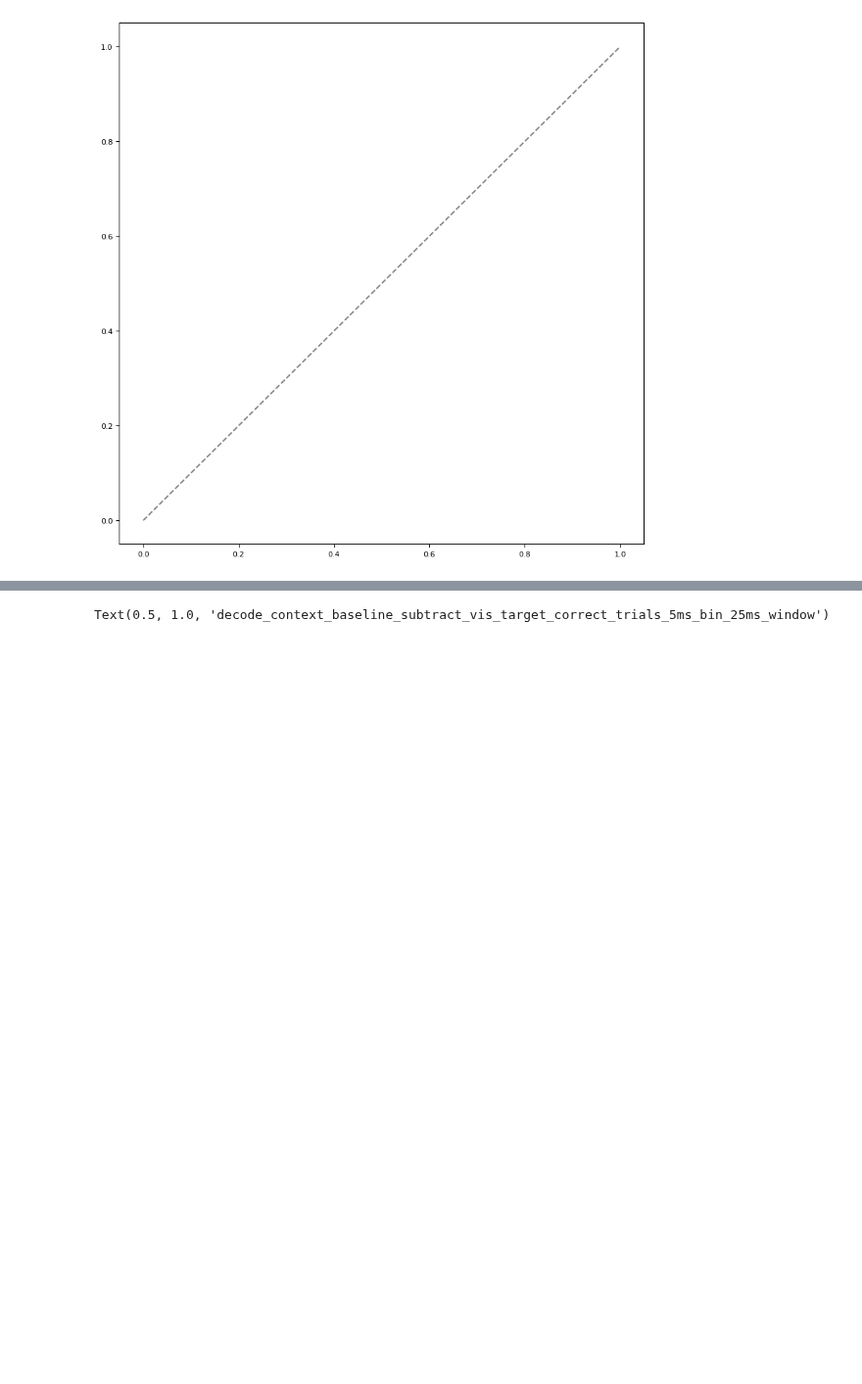
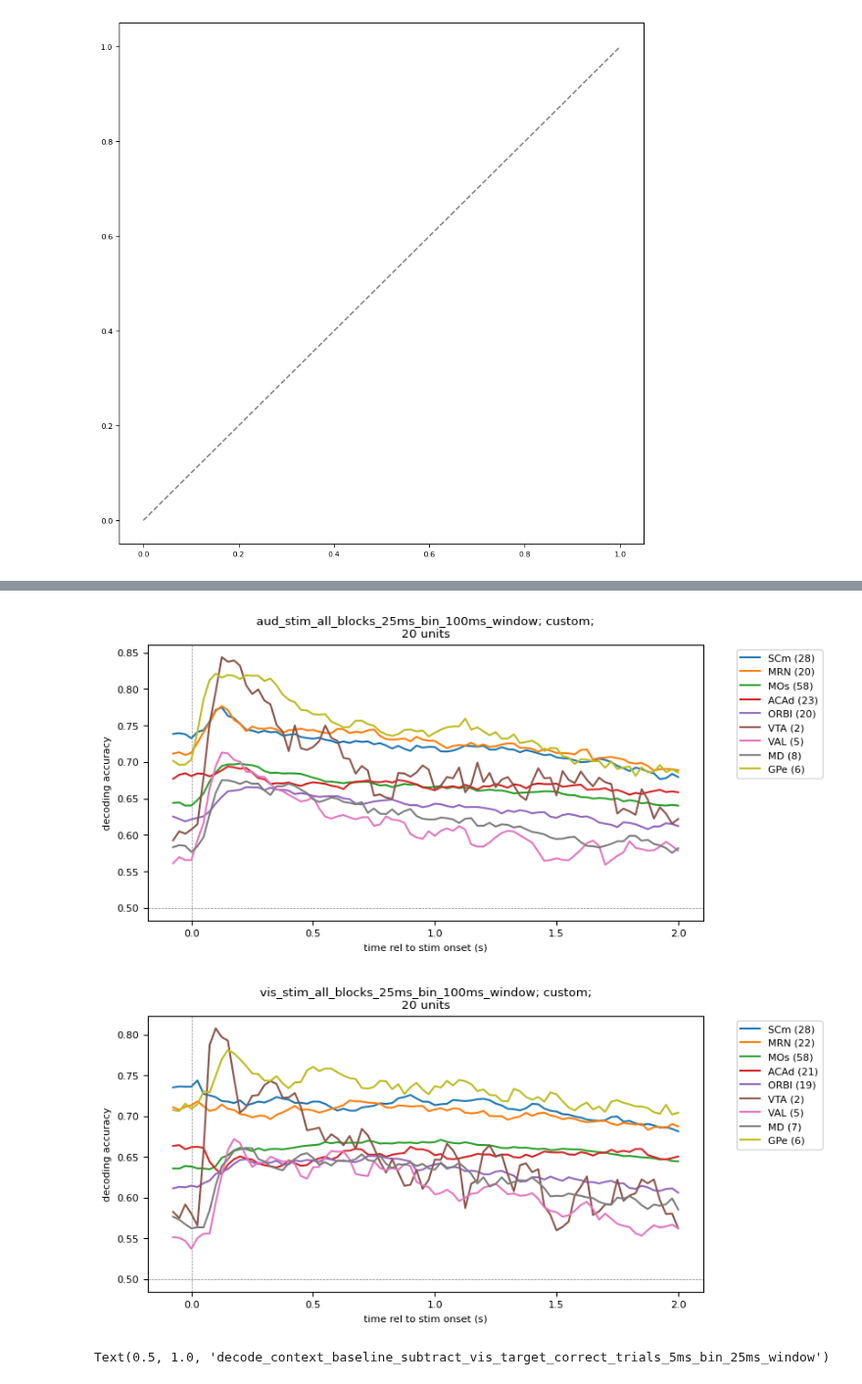
Before and after one commit to AllenInstitute/dynamic_routing_analysis, a Jupyter notebook: notebooks/compare_decoding_context_licks_baseline_subtract.ipynb, the cells around one changed output, grey strips where cells are left out. Shown at 98% size. Drawn from its saved outputs; the diff is of its cells as text; code cells hidden in the pictures; blank space fills up the shorter version.

```diff
--- a/notebooks/compare_decoding_context_licks_baseline_subtract.ipynb
+++ b/notebooks/compare_decoding_context_licks_baseline_subtract.ipynb
@@ -448,8 +334,9 @@ key_sets={
     # 'aud_vs_vis_response':['response_aud_stim_10units', 'response_vis_stim_10units',]
     # 'response_aligned_context_vs_reward':['response_aligned_decode_context_targets_only',
     #                                       'response_aligned_decode_reward_targets_only']
-    'vis_target_only':['decode_context_baseline_subtract_vis_target_all_trials_5ms_bin_25ms_window',
-                       'decode_context_baseline_subtract_vis_target_correct_trials_5ms_bin_25ms_window']
+    # 'vis_target_only':['decode_context_baseline_subtract_vis_target_all_trials_5ms_bin_25ms_window',
+    #                    'decode_context_baseline_subtract_vis_target_correct_trials_5ms_bin_25ms_window']
+    'vis_vs_aud_stim_25ms_bin_100ms_window':['aud_stim_all_blocks_25ms_bin_100ms_window', 'vis_stim_all_blocks_25ms_bin_100ms_window']
 }
 
 savepath=r"C:\Users\ethan.mcbride\OneDrive - Allen Institute\quick figures\2025-10-07-decode_split_by_stim_modality\by_area"
@@ -600,8 +523,8 @@ structure_sets={
 # sel_structures=['AId','FRP','PL','ORBl','GPe','VTA','MD','RT']
 
 
-time_offset=0 #0.025 #add to bin_centers
-sel_unit_subsample_size='all'
+time_offset=0.0125 #add to bin_centers
+sel_unit_subsample_size=20
 sel_time_aligned_to="stim_start_time"
 # sel_time_aligned_to="response_or_reward_time"
 # # sel_result='response_vis_target' #context_all_trials, context_aud_target, context_vis_target, response_all_trials, response_aud_target, response_vis_target
@@ -617,8 +540,8 @@ for key in results_dfs.keys():
     sel_result=key
     if 'cumulative' in key:
         time_offset=0.0
-    else:
-        time_offset=0.0125
+    # else:
+    #     time_offset=time_offset
 
     for set_name in structure_sets.keys():
         sel_structures = structure_sets[set_name]
@@ -628,7 +551,8 @@ for key in results_dfs.keys():
         # ax.axvline(x=0.5, color='grey', linestyle='--', linewidth=0.5)
         ax.axhline(y=0.5, color='grey', linestyle='--', linewidth=0.5)
 
-        bins=np.sort(results_dfs[key]['bin_center'].unique())
+        # bins=np.sort(results_dfs[key]['bin_center'].unique())
+        bins=results_dfs[key].query(f'time_aligned_to=="{sel_time_aligned_to}"')['bin_center'].unique()
 
         for ss,sel_structure in enumerate(sel_structures):
 
@@ -640,42 +564,45 @@ for key in results_dfs.keys():
 
             for bb in bins:
                 ####have to do something more complicated here to reshape
                 example_timebin_decoding.append(new_results_session_pd.query(f'structure=="{sel_structure}" and \
                                                 time_aligned_to=="{sel_time_aligned_to}" and bin_center=={bb}')['mean_true'].mean())
-            # if key=='context_baseline_subtract_cumulative_0.01':
-            #     ax.plot((example_timebin_decoding['bin_center']*2+.095).values, example_timebin_decoding['mean_true'], label=key)
-            # else:
             if ss<len(color_list):
                 line_style='-'
             if ss>len(color_list)-1:
                 ss=ss-len(color_list)
                 line_style='--'
 
             ax.plot(bins+time_offset, example_timebin_decoding, label=f"{sel_structure} ({n_sessions})", color=color_list[ss], linestyle=line_style)
 
             # ax.set_ylim(0.5,1)
 
         # ax.set_xlim(-0.1,0.65)
-        ax.set_xlabel('time rel to stim onset (s)')
+        if sel_time_aligned_to=="stim_start_time":
+            ax.set_xlabel('time rel to stim onset (s)')
+        elif sel_time_aligned_to=="response_or_reward_time":
+            ax.set_xlabel('time rel to response/reward (s)')
         ax.set_ylabel('decoding accuracy')
         #place legend outside
         ax.legend(bbox_to_anchor=(1.05, 1), loc='upper left')
         # ax.legend()
         if set_name=='mb_bg':
             temp_set_name='midbrain & basal ganglia'
         else:
             temp_set_name=set_name
         ax.set_title(f"{sel_result}; {temp_set_name};\n{sel_unit_subsample_size} units")
 
-        fig.tight_layout()
-        fig.savefig(os.path.join(savepath, f"decode_{sel_result}_{set_name}.png"), dpi=300)
+        # fig.tight_layout()
+        # fig.savefig(os.path.join(savepath, f"decode_{sel_result}_{set_name}.png"), dpi=300)
 
-        ax.set_xlim(-0.05,0.3)
-        fig.savefig(os.path.join(savepath, f"decode_{sel_result}_{set_name}_zoom.png"), dpi=300)
+        # ax.set_xlim(-0.05,0.3)
+        # fig.savefig(os.path.join(savepath, f"decode_{sel_result}_{set_name}_zoom.png"), dpi=300)
 
-        plt.close(fig)
+        # plt.close(fig)
 
         # break
+# %% [output]
+[figure, added]
+[figure, added]
 # %%
 #heatmap? subtract prestim?
 # %%
```
Also changed, not shown: parts of 16 cells of this notebook, 7 other files.
